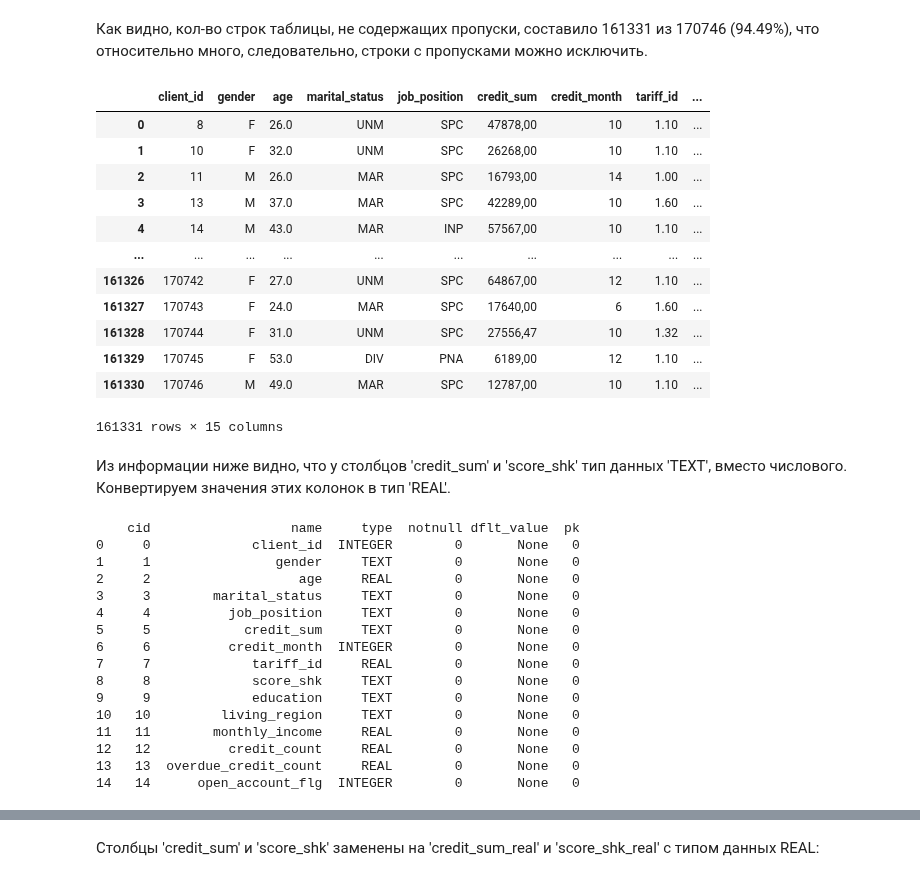
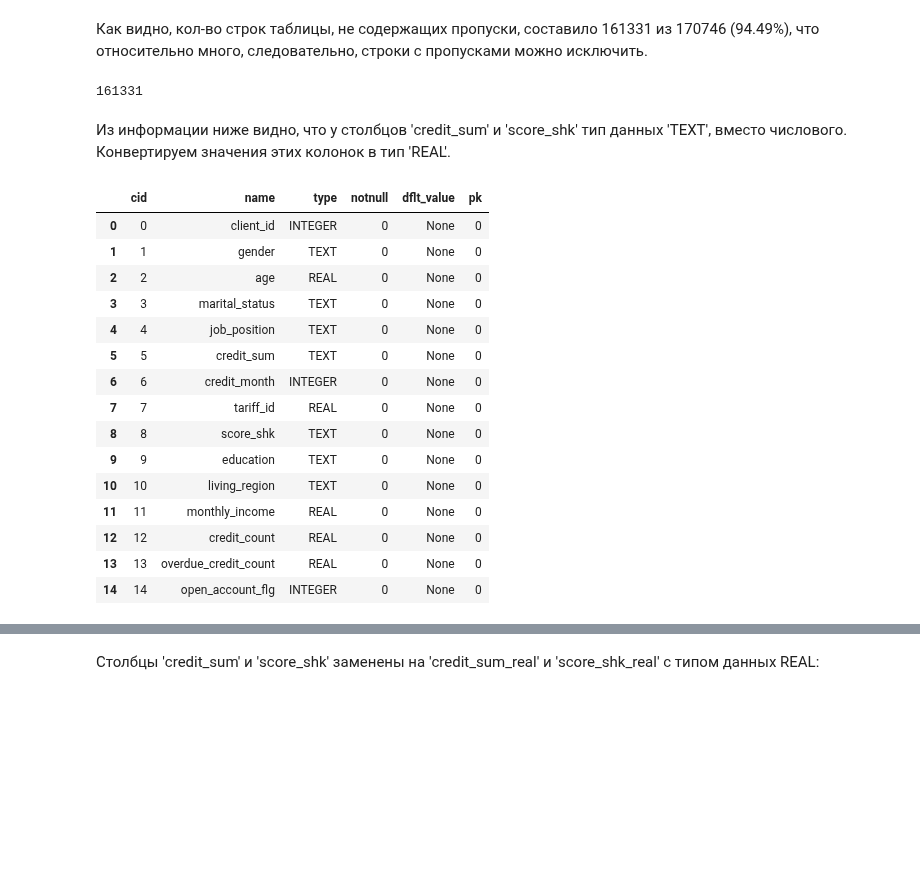
Before and after one commit to matfiz17181920/ML01_P_Online, a Jupyter notebook: Viktoria_Olegovna/HW_11/homework_2024-12-19.ipynb, the cells around one changed output, grey strips where cells are left out. Drawn from its saved outputs; the diff is of its cells as text; code cells hidden in the pictures; blank space fills up the shorter version.

```diff
--- a/Viktoria_Olegovna/HW_11/homework_2024-12-19.ipynb
+++ b/Viktoria_Olegovna/HW_11/homework_2024-12-19.ipynb
@@ -90,45 +90,30 @@ Table without nans:
 # add new table without nans to database
 table_name_not_nans = 'credit_train_not_nans'
 not_nans_df.to_sql(table_name_not_nans, con, index=False, if_exists='replace')
-
-show_table_sql = f'SELECT * FROM {table_name_not_nans}'
-select(show_table_sql)
 # %% [output]
-|  | client_id | gender | age | marital_status | job_position | credit_sum | credit_month | tariff_id | ... |
-| 0 | 8 | F | 26.0 | UNM | SPC | 47878,00 | 10 | 1.10 | ... |
-| 1 | 10 | F | 32.0 | UNM | SPC | 26268,00 | 10 | 1.10 | ... |
-| 2 | 11 | M | 26.0 | MAR | SPC | 16793,00 | 14 | 1.00 | ... |
-| 3 | 13 | M | 37.0 | MAR | SPC | 42289,00 | 10 | 1.60 | ... |
-| 4 | 14 | M | 43.0 | MAR | INP | 57567,00 | 10 | 1.10 | ... |
-| ... | ... | ... | ... | ... | ... | ... | ... | ... | ... |
-| 161326 | 170742 | F | 27.0 | UNM | SPC | 64867,00 | 12 | 1.10 | ... |
-| 161327 | 170743 | F | 24.0 | MAR | SPC | 17640,00 | 6 | 1.60 | ... |
-| 161328 | 170744 | F | 31.0 | UNM | SPC | 27556,47 | 10 | 1.32 | ... |
-| 161329 | 170745 | F | 53.0 | DIV | PNA | 6189,00 | 12 | 1.10 | ... |
-| 161330 | 170746 | M | 49.0 | MAR | SPC | 12787,00 | 10 | 1.10 | ... |
-161331 rows × 15 columns
+161331
 # %% [markdown]
 Из информации ниже видно, что у столбцов 'credit_sum' и 'score_shk' тип данных 'TEXT', вместо числового. Конвертируем значения этих колонок в тип 'REAL'.
 # %%
 # show info about table columns
 table_info_sql = f'SELECT * FROM pragma_table_info("{table_name_not_nans}")'
-print(select(table_info_sql))
+select(table_info_sql)
 # %% [output]
-    cid                  name     type  notnull dflt_value  pk
-0     0             client_id  INTEGER        0       None   0
-1     1                gender     TEXT        0       None   0
-2     2                   age     REAL        0       None   0
-3     3        marital_status     TEXT        0       None   0
-4     4          job_position     TEXT        0       None   0
-5     5            credit_sum     TEXT        0       None   0
-6     6          credit_month  INTEGER        0       None   0
-7     7             tariff_id     REAL        0       None   0
-8     8             score_shk     TEXT        0       None   0
-9     9             education     TEXT        0       None   0
-10   10         living_region     TEXT        0       None   0
-11   11        monthly_income     REAL        0       None   0
-12   12          credit_count     REAL        0       None   0
-13   13  overdue_credit_count     REAL        0       None   0
-14   14      open_account_flg  INTEGER        0       None   0
+|  | cid | name | type | notnull | dflt_value | pk |
+| 0 | 0 | client_id | INTEGER | 0 | None | 0 |
+| 1 | 1 | gender | TEXT | 0 | None | 0 |
+| 2 | 2 | age | REAL | 0 | None | 0 |
+| 3 | 3 | marital_status | TEXT | 0 | None | 0 |
+| 4 | 4 | job_position | TEXT | 0 | None | 0 |
+| 5 | 5 | credit_sum | TEXT | 0 | None | 0 |
+| 6 | 6 | credit_month | INTEGER | 0 | None | 0 |
+| 7 | 7 | tariff_id | REAL | 0 | None | 0 |
+| 8 | 8 | score_shk | TEXT | 0 | None | 0 |
+| 9 | 9 | education | TEXT | 0 | None | 0 |
+| 10 | 10 | living_region | TEXT | 0 | None | 0 |
+| 11 | 11 | monthly_income | REAL | 0 | None | 0 |
+| 12 | 12 | credit_count | REAL | 0 | None | 0 |
+| 13 | 13 | overdue_credit_count | REAL | 0 | None | 0 |
+| 14 | 14 | open_account_flg | INTEGER | 0 | None | 0 |
 # %%
 # replace comma to dot in columns 'score_shk', 'credit_sum', convert TEXT columns type to REAL
```
Also changed, not shown: parts of 53 cells of this notebook.
